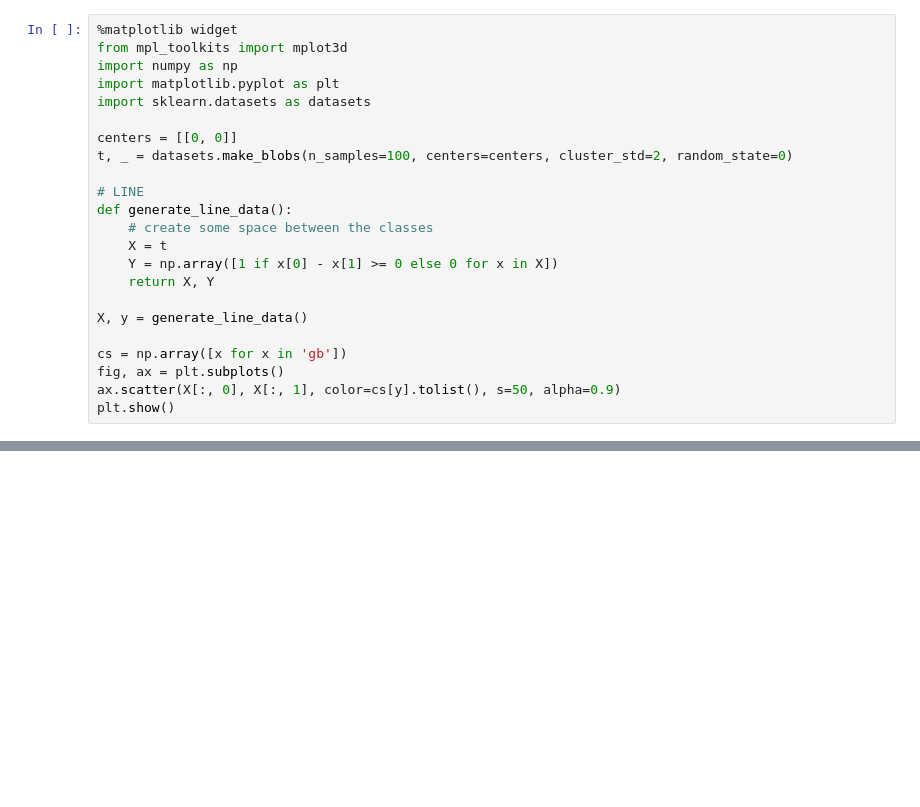
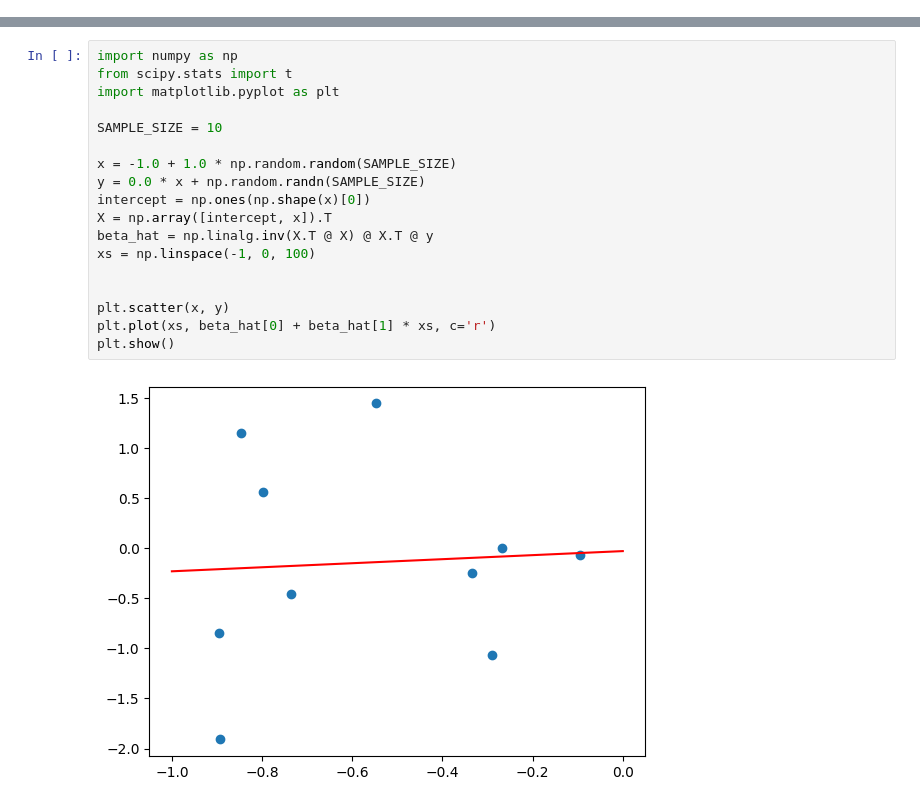
Before and after one commit to rivajw/Data-Science-Fundamentals, a Jupyter notebook: lecture_20/worksheet_20.ipynb, the cells around one changed output, grey strips where cells are left out. Drawn from its saved outputs; the diff is of its cells as text; blank space fills up the shorter version.

```diff
--- a/lecture_20/worksheet_20.ipynb
+++ b/lecture_20/worksheet_20.ipynb
@@ -191,23 +0,0 @@ d) Plot the loss as a function of b.
-# %%
-%matplotlib widget
-from mpl_toolkits import mplot3d
-import numpy as np
-import matplotlib.pyplot as plt
-import sklearn.datasets as datasets
-
-centers = [[0, 0]]
-t, _ = datasets.make_blobs(n_samples=100, centers=centers, cluster_std=2, random_state=0)
-
-# LINE
-def generate_line_data():
-    # create some space between the classes
-    X = t
-    Y = np.array([1 if x[0] - x[1] >= 0 else 0 for x in X])
-    return X, Y
-
-X, y = generate_line_data()
-
-cs = np.array([x for x in 'gb'])
-fig, ax = plt.subplots()
-ax.scatter(X[:, 0], X[:, 1], color=cs[y].tolist(), s=50, alpha=0.9)
-plt.show()
@@ -372,0 +30,20 @@ images[0].save(
+# %%
+import numpy as np
+from scipy.stats import t
+import matplotlib.pyplot as plt
+
+SAMPLE_SIZE = 10
+
+x = -1.0 + 1.0 * np.random.random(SAMPLE_SIZE)
+y = 0.0 * x + np.random.randn(SAMPLE_SIZE)
+intercept = np.ones(np.shape(x)[0])
+X = np.array([intercept, x]).T
+beta_hat = np.linalg.inv(X.T @ X) @ X.T @ y
+xs = np.linspace(-1, 0, 100)
+
+
+plt.scatter(x, y)
+plt.plot(xs, beta_hat[0] + beta_hat[1] * xs, c='r')
+plt.show()
+# %% [output]
+[figure, added]
```
Also changed, not shown: parts of 49 cells of this notebook.
